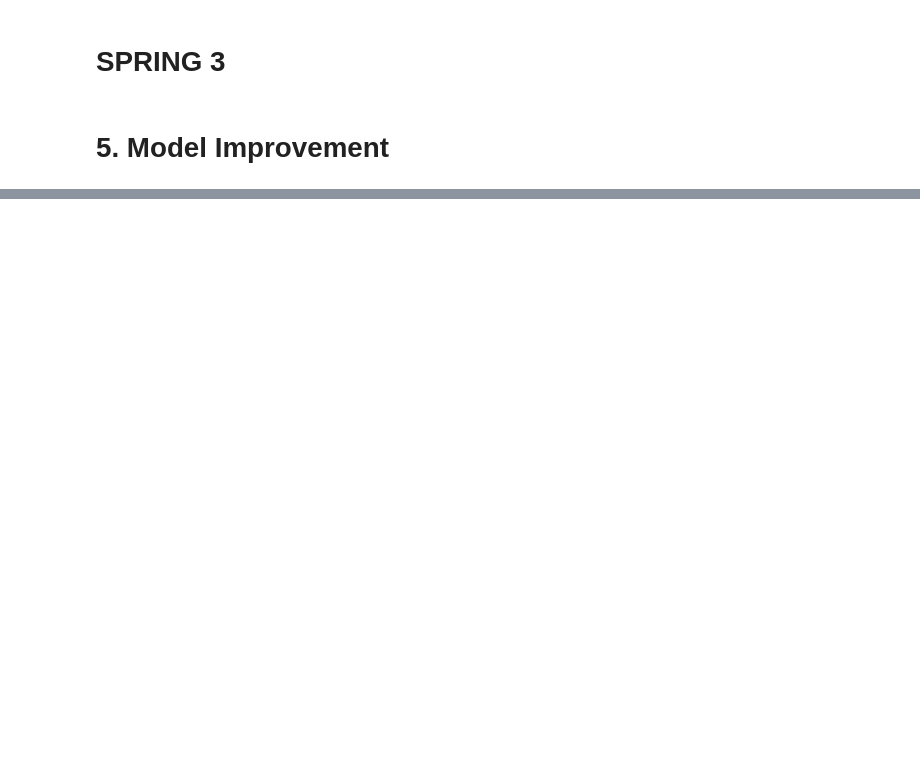
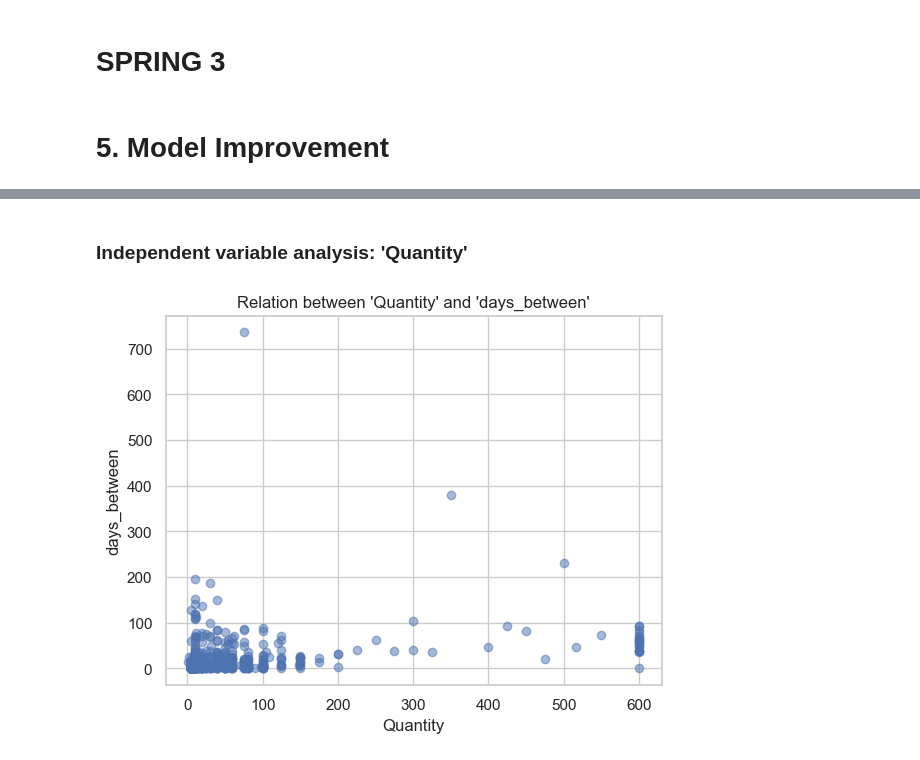
Before and after one commit to alk1316/Capstone_BrainsStation_SAP_InventoryLevel, a Jupyter notebook: notebooks/Capstone_InventoryLevel_SAP.ipynb, the cells around one changed output, grey strips where cells are left out. Cells and saved outputs as stored; diff of their text form; code cells hidden in the pictures; blank space fills up the shorter version.

```diff
--- a/notebooks/Capstone_InventoryLevel_SAP.ipynb
+++ b/notebooks/Capstone_InventoryLevel_SAP.ipynb
@@ -1025,0 +1080,11 @@ Finally, we will apply an ARIMA model, wich is ideal for time series analysis, w
+# %% [markdown]
+### Independent variable analysis: 'Quantity'
+# %%
+# Quantity Variable Analysis
+plt.scatter(df_filtered_regression[['Quantity']], y, alpha=0.5)
+plt.xlabel('Quantity')
+plt.ylabel('days_between')
+plt.title("Relation between 'Quantity' and 'days_between'")
+plt.show()
+# %% [output]
+[figure, added]
```
Also changed, not shown: parts of 161 cells of this notebook.
